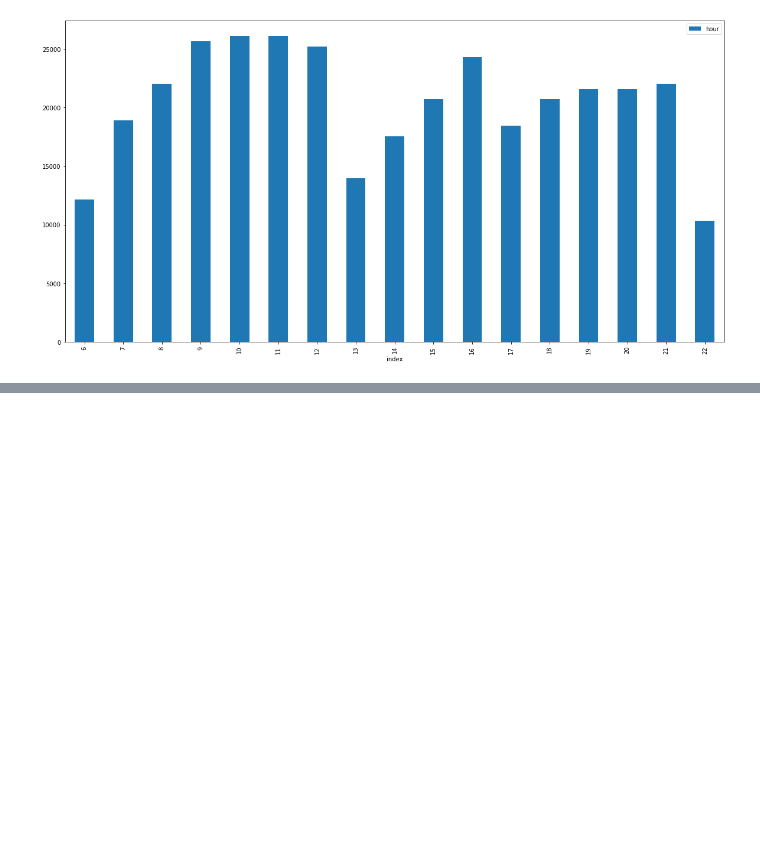
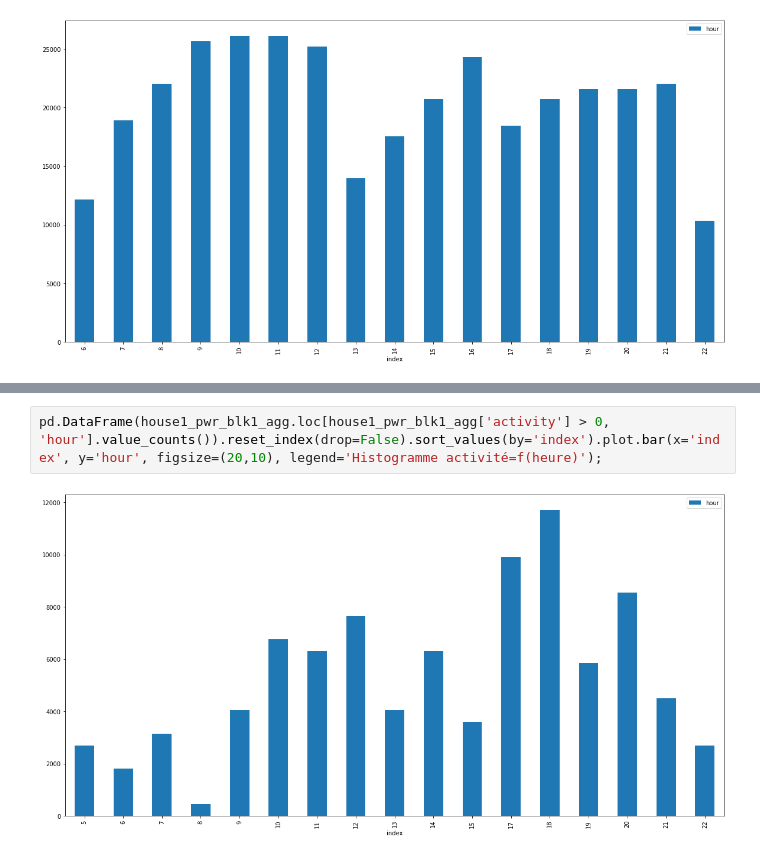
Before and after one commit to hugo-mi/Activity_Detection_From_Electrical_Consumption_Load_Curves, a Jupyter notebook: Exploratory Data Analysis/data_powers.ipynb, the cells around one changed output, grey strips where cells are left out. Saved outputs shown, nothing was run; the diff lists cells and outputs as text; blank space fills up the shorter version.

```diff
--- a/Exploratory Data Analysis/data_powers.ipynb
+++ b/Exploratory Data Analysis/data_powers.ipynb
@@ -210,0 +247,4 @@ pd.DataFrame(house1_power_blk1.loc[house1_power_blk1['activity'] > 0, 'hour'].va
+# %%
+pd.DataFrame(house1_pwr_blk1_agg.loc[house1_pwr_blk1_agg['activity'] > 0, 'hour'].value_counts()).reset_index(drop=False).sort_values(by='index').plot.bar(x='index', y='hour', figsize=(20,10), legend='Histogramme activité=f(heure)');
+# %% [output]
+[figure, added]
```
Also changed, not shown: parts of 5 cells of this notebook.
